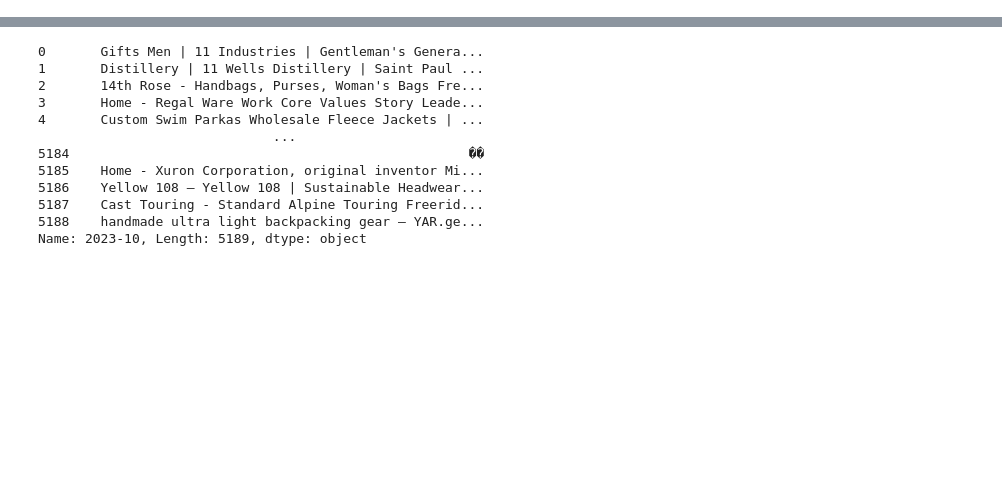
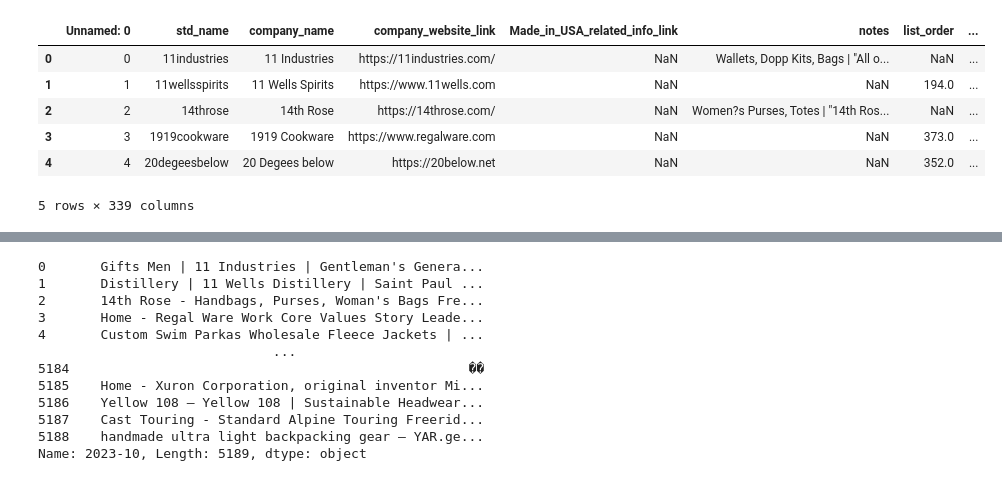
Before and after one commit to vdaita/buy-american-polarization, a Jupyter notebook: PreprocessCsv.ipynb, the cells around one changed output, grey strips where cells are left out. Drawn from its saved outputs; the diff is of its cells as text; code cells hidden in the pictures; blank space fills up the shorter version.

```diff
--- a/PreprocessCsv.ipynb
+++ b/PreprocessCsv.ipynb
@@ -0,0 +1,22 @@
+# %%
+import os
+import json
+import pandas as pd
+import numpy as np
+from tqdm import tqdm
+import nltk
+from nltk.corpus import stopwords
+from openai import OpenAI
+from dotenv import load_dotenv
+import re
+
+load_dotenv()
+client = OpenAI(api_key=os.environ["OPENROUTER_API_KEY"], base_url="https://openrouter.ai/api/v1")
+
+nltk.download('stopwords')
+
+stop_words = set(stopwords.words('english'))
+website_df = pd.read_csv("website_data.csv")
+
+website_df.head()
+# %% [output]
@@ -1 +25,8 @@
+|  | Unnamed: 0 | std_name | company_name | company_website_link | Made_in_USA_related_info_link | notes | list_order | ... |
+| 0 | 0 | 11industries | 11 Industries | https://11industries.com/ | NaN | Wallets, Dopp Kits, Bags | "All o... | NaN | ... |
+| 1 | 1 | 11wellsspirits | 11 Wells Spirits | https://www.11wells.com | NaN | NaN | 194.0 | ... |
+| 2 | 2 | 14throse | 14th Rose | https://14throse.com/ | NaN | Women?s Purses, Totes | "14th Ros... | NaN | ... |
+| 3 | 3 | 1919cookware | 1919 Cookware | https://www.regalware.com | NaN | NaN | 373.0 | ... |
+| 4 | 4 | 20degeesbelow | 20 Degees below | https://20below.net | NaN | NaN | 352.0 | ... |
+5 rows × 339 columns
 # %%
```
Also changed, not shown: parts of 2 cells of this notebook, 5 other files.
